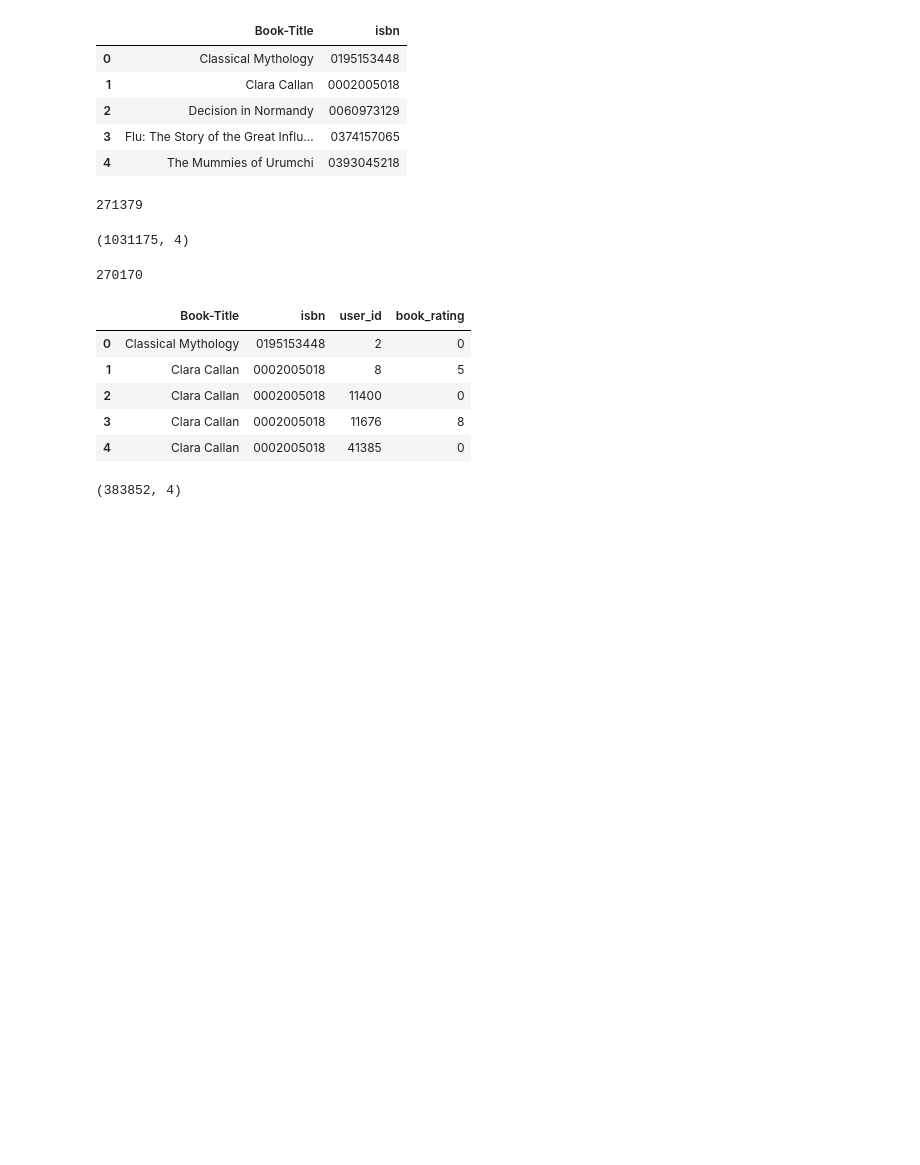
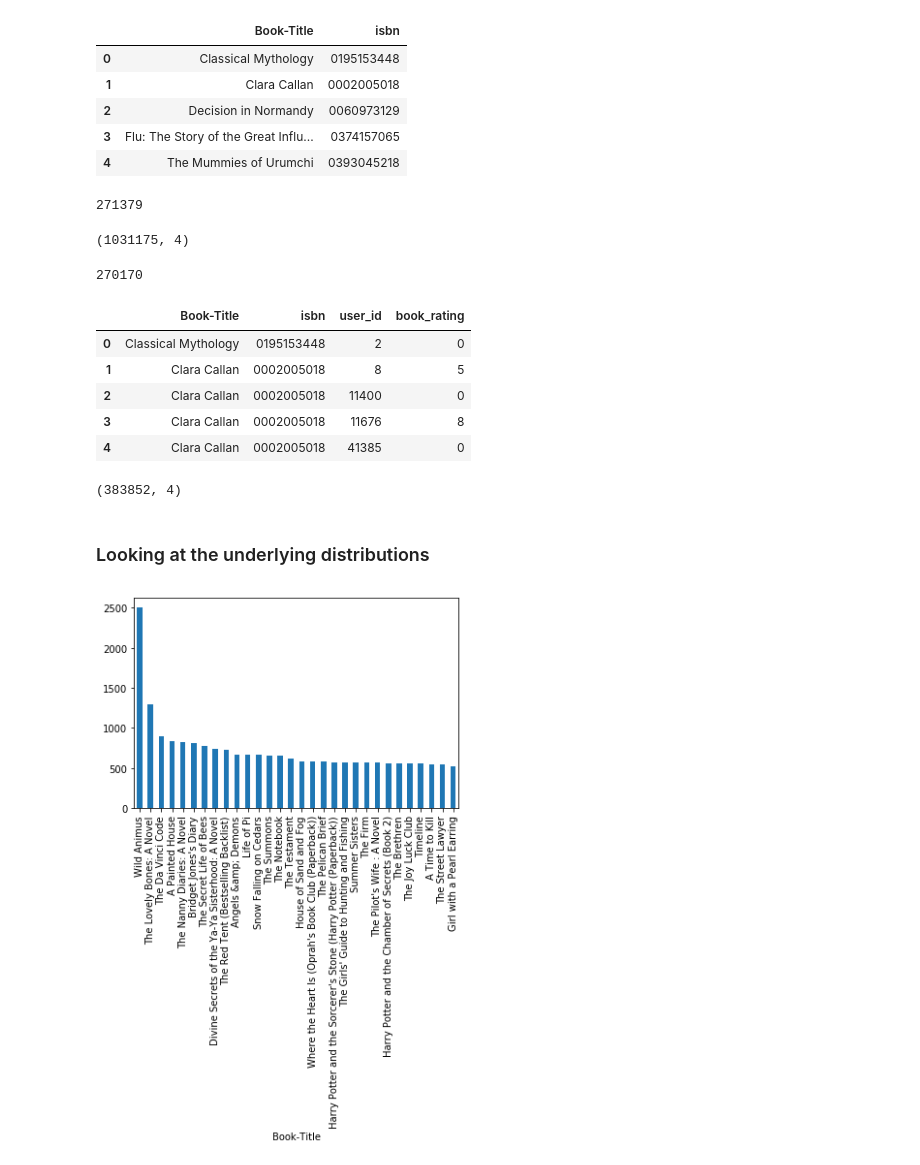
Before and after one commit to tjdharamsi/E4571-Personalisation-Theory-Project, a Jupyter notebook: analysis/get-data.ipynb, the cells around one changed output. Saved outputs shown, nothing was run; the diff lists cells and outputs as text; code cells hidden in the pictures; blank space fills up the shorter version.

```diff
--- a/analysis/get-data.ipynb
+++ b/analysis/get-data.ipynb
@@ -118,8 +118,24 @@ overall.head()
 overall.to_pickle('../clean-data/overall-data.pickle')
 # %%
 overall = pd.read_pickle('../clean-data/overall-data.pickle')
+# %%
+overall['rating'] = overall.book_rating.apply(lambda x: None if x == 0 else x)
 # %%
 newdf = overall[overall.book_rating>0]
 print(newdf.shape)
 # %% [output]
 (383852, 4)
+# %% [markdown]
+### Looking at the underlying distributions
+# %%
+agg = {
+    'user_id': 'count',
+    'book_rating': 'mean',
+    'rating': 'count'
+}
+# %%
+agg_df = overall.groupby('Book-Title').agg(agg).sort_values('user_id',ascending=False).head(100)
+# %%
+agg_df['user_id'].head(30).plot(kind='bar');
+# %% [output]
+[figure, added]
```
Also changed, not shown: parts of 2 cells of this notebook, 11 other files.
